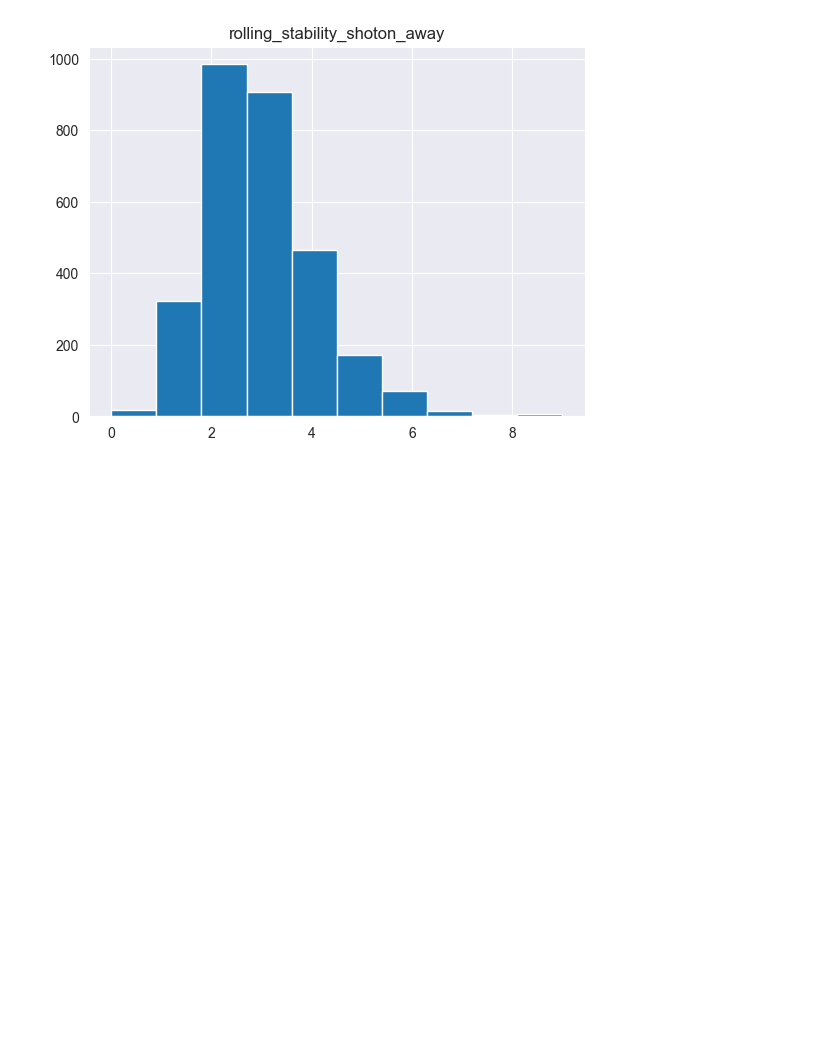
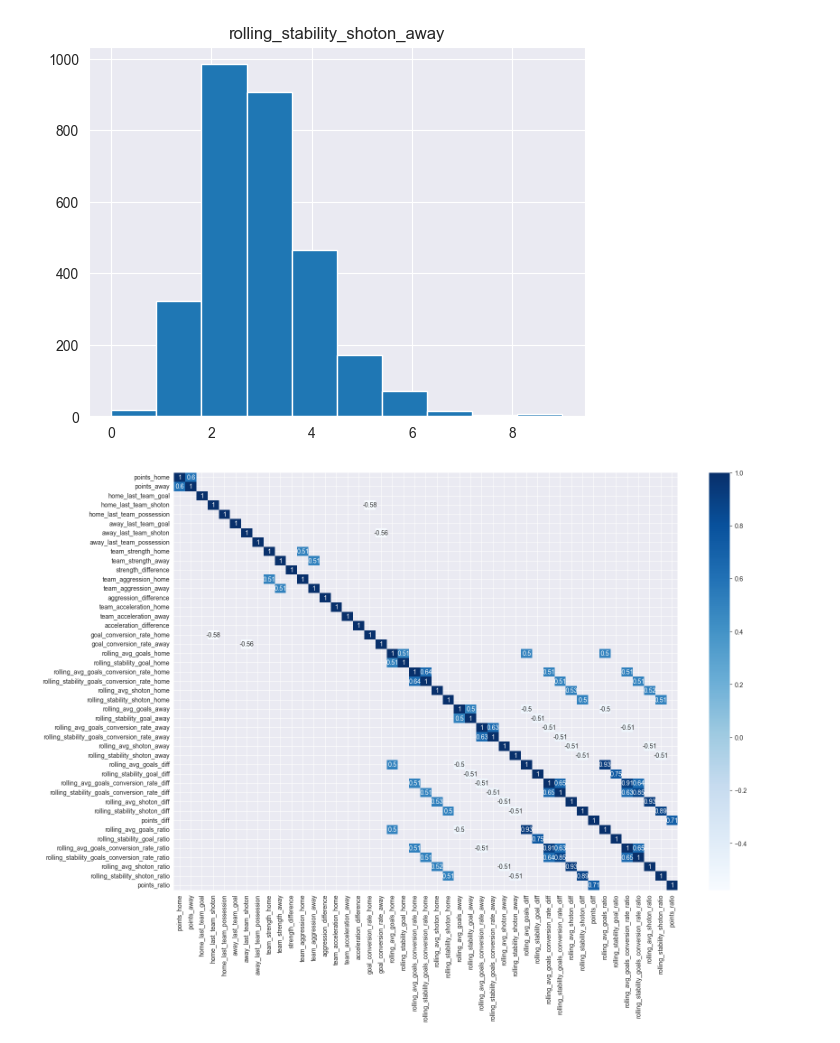
Before and after one commit to kamil0920/football_result_prediction-v2, a Jupyter notebook: src/eda/eda.ipynb, the cells around one changed output. Cells and saved outputs as stored; diff of their text form; code cells hidden in the pictures; blank space fills up the shorter version.

```diff
--- a/src/eda/eda.ipynb
+++ b/src/eda/eda.ipynb
@@ -104,3 +104,18 @@ df_matches[['rolling_stability_shoton_away']].round().hist()
 plt.show()
 # %% [output]
 [figure]
+# %%
+import seaborn as sns
+import numpy as np
+
+corr = df_matches[numeric_feats].corr(method="kendall")
+
+mask = np.abs(corr) > 0.5
+filtered_corr = corr[mask]
+
+# Increase figure size for better readability
+plt.figure(figsize=(18, 12))
+sns.heatmap(filtered_corr, cmap="Blues", annot=True)
+plt.show()
+# %% [output]
+[figure, added]
```
Also changed, not shown: parts of 2 cells of this notebook, 1 other file.
